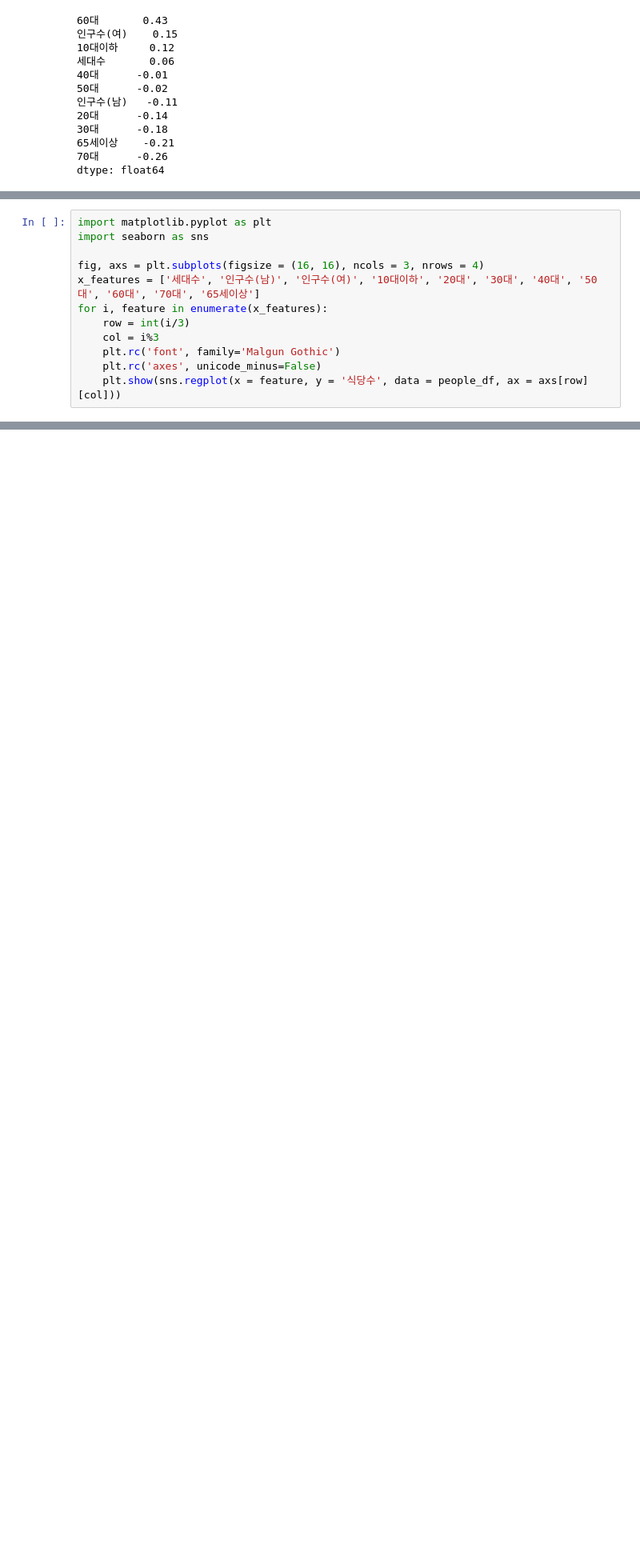
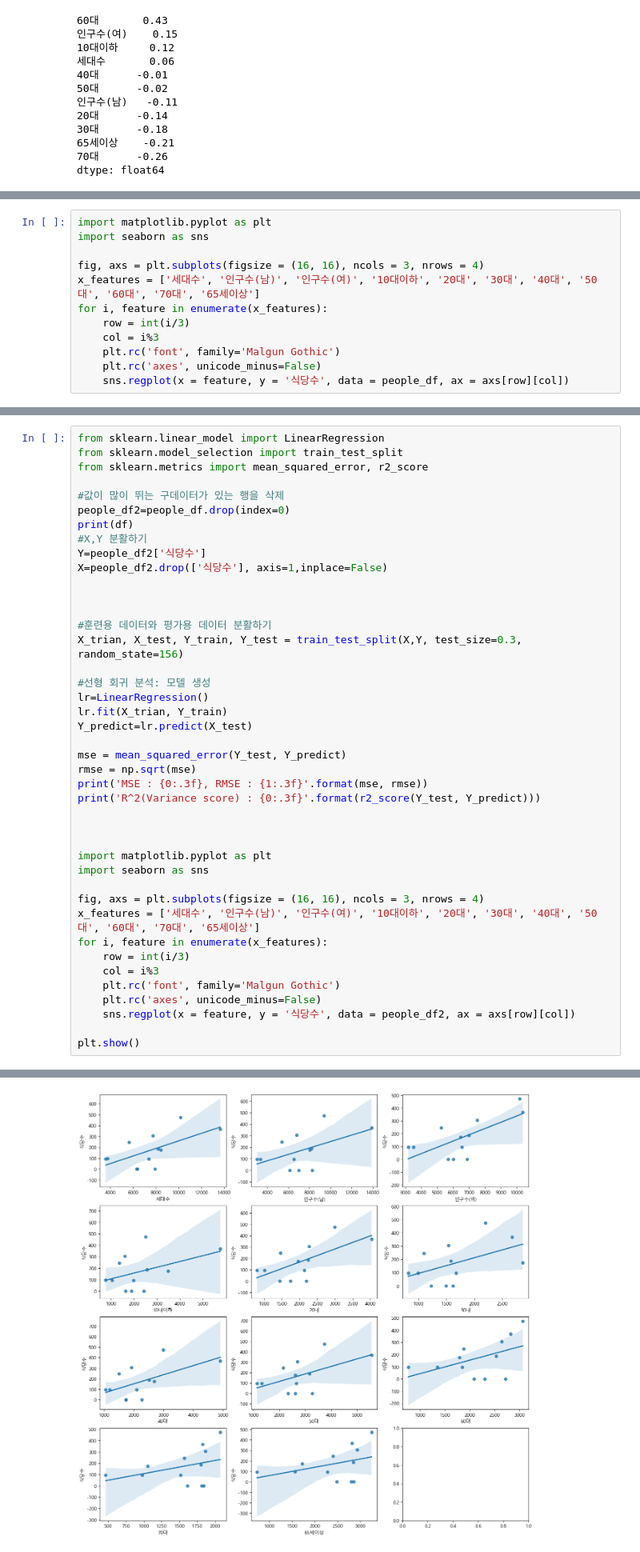
Before and after one commit to DA-EUN00/OpenSource-project, a Jupyter notebook: DataMining/FinalProject/FinalProject.ipynb, the cells around one changed output, grey strips where cells are left out. Shown at 80% size. Cells and saved outputs as stored; diff of their text form; blank space fills up the shorter version.

```diff
--- a/DataMining/FinalProject/FinalProject.ipynb
+++ b/DataMining/FinalProject/FinalProject.ipynb
@@ -148,4 +148,4 @@ for i, feature in enumerate(x_features):
     col = i%3
     plt.rc('font', family='Malgun Gothic')
     plt.rc('axes', unicode_minus=False)
-    plt.show(sns.regplot(x = feature, y = '식당수', data = people_df, ax = axs[row][col]))
+    sns.regplot(x = feature, y = '식당수', data = people_df, ax = axs[row][col])
@@ -224,0 +156,43 @@ restaurant_price_df.info
+# %%
+from sklearn.linear_model import LinearRegression
+from sklearn.model_selection import train_test_split
+from sklearn.metrics import mean_squared_error, r2_score
+
+#값이 많이 뛰는 구데이터가 있는 행을 삭제
+people_df2=people_df.drop(index=0)
+print(df)
+#X,Y 분활하기
+Y=people_df2['식당수']
+X=people_df2.drop(['식당수'], axis=1,inplace=False)
+
+
+
+#훈련용 데이터와 평가용 데이터 분활하기
+X_trian, X_test, Y_train, Y_test = train_test_split(X,Y, test_size=0.3, random_state=156)
+
+#선형 회귀 분석: 모델 생성
+lr=LinearRegression()
+lr.fit(X_trian, Y_train)
+Y_predict=lr.predict(X_test)
+
+mse = mean_squared_error(Y_test, Y_predict)
+rmse = np.sqrt(mse)
+print('MSE : {0:.3f}, RMSE : {1:.3f}'.format(mse, rmse))
+print('R^2(Variance score) : {0:.3f}'.format(r2_score(Y_test, Y_predict)))
+
+
+
+import matplotlib.pyplot as plt
+import seaborn as sns
+
+fig, axs = plt.subplots(figsize = (16, 16), ncols = 3, nrows = 4)
+x_features = ['세대수', '인구수(남)', '인구수(여)', '10대이하', '20대', '30대', '40대', '50대', '60대', '70대', '65세이상']
+for i, feature in enumerate(x_features):
+    row = int(i/3)
+    col = i%3
+    plt.rc('font', family='Malgun Gothic')
+    plt.rc('axes', unicode_minus=False)
+    sns.regplot(x = feature, y = '식당수', data = people_df2, ax = axs[row][col])
+
+plt.show()
+# %% [output]
@@ -224,0 +216 @@ restaurant_price_df.info
+[figure, added]
```
Also changed, not shown: parts of 13 cells of this notebook.
